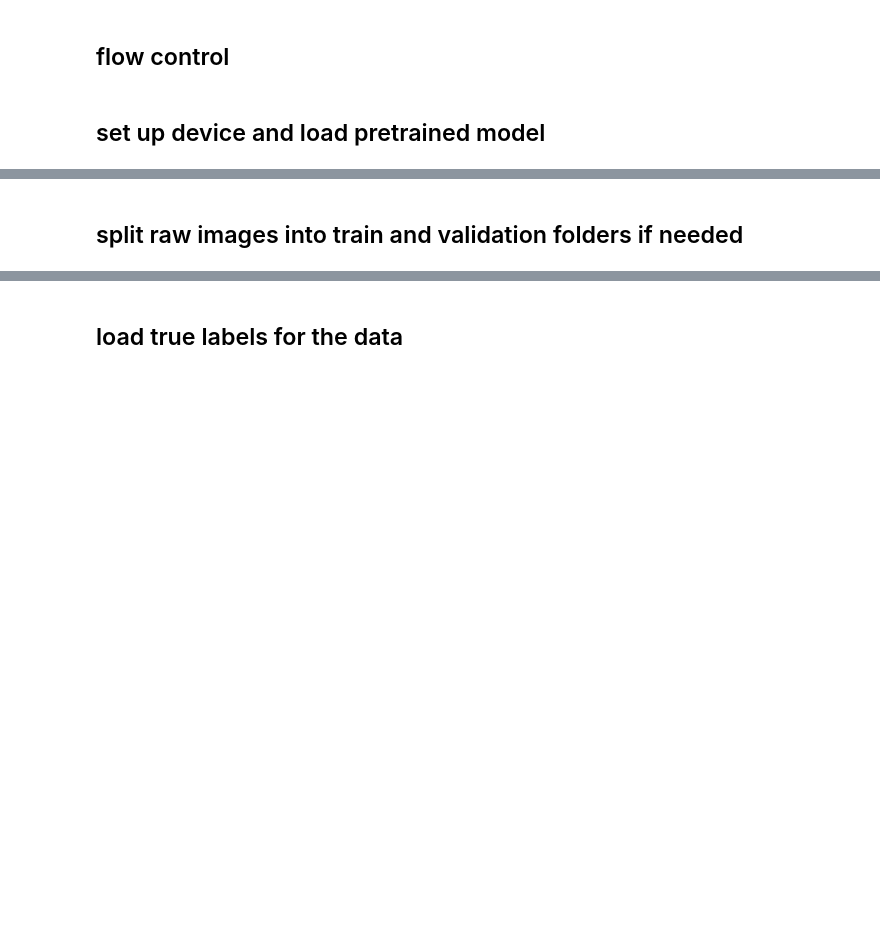
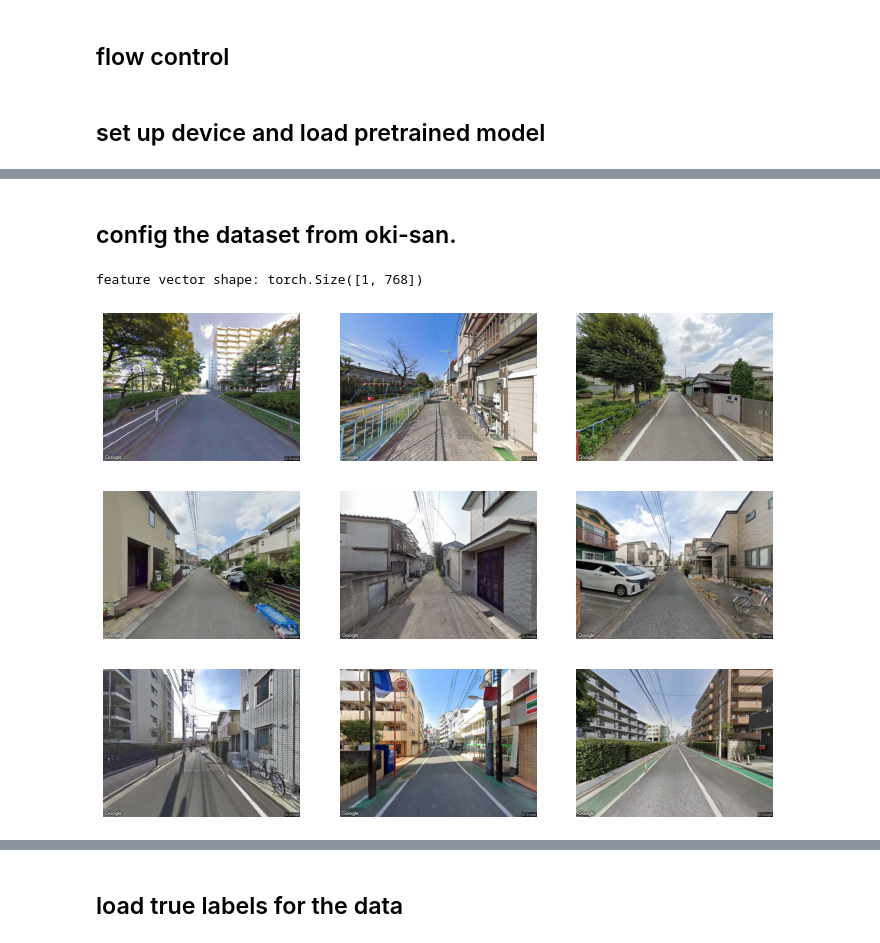
Before and after one commit to LimboWK/vit_pretrained_pytorch, a Jupyter notebook: analysis/vit_example.ipynb, the cells around one changed output, grey strips where cells are left out. Saved outputs shown, nothing was run; the diff lists cells and outputs as text; code cells hidden in the pictures; blank space fills up the shorter version.

```diff
--- a/analysis/vit_example.ipynb
+++ b/analysis/vit_example.ipynb
@@ -49,2 +40,0 @@ Estimated Total Size (MB): 1359.75
-# %% [markdown]
-## split raw images into train and validation folders if needed
@@ -69,0 +41,50 @@ train_files, val_files = prepare_train_val("/mnt/data/projects/wankun01/playgrou
+# %% [markdown]
+## config the dataset from oki-san.
+# %%
+# the classes in oki data could be: one-house area, centralized housing(masion etc), public(greenery) area
+# first we try 3-way, 3-shot, meaning that we have three images for above classes.
+nways = 3
+nshots = 3
+data_root = "/mnt/data/projects/wankun01/playground/cv/ViT-PyTorch/imgs"
+public_set = ["zLW_BVRbb_Vi7qiI1bqvsw.jpg", "_dtiPwWJp7hGyjVzRvn-fQ.jpg", "0eiRArv0qPHxXulFxPCvcg.jpg"]
+one_set = ["_V3fRyr4aQWC0cboxU00nQ.jpg", "1HDDK4WHB3ZSHFfI1eyxqg.jpg", "6e9BZHBr7hHw6ukme2Tsfg.jpg"]
+center_set = ["1UbKSUbcZ1WWtXqTBktP9w.jpg", "2imsDO2BncseuhMbCYe6Ag.jpg", "2ZzmVyV9HsqIDgfa5lS1eA.jpg"]
+ground_truth = {0:"public", 1:"one housing", 2:"centerized housing"}
+# %%
+# now we use the pretrained model to extract the feature vectors of these imgs
+model.eval() # set model to evaluate mode --> stop tracking gradients
+representations = []
+showsize = 128, 128
+for dataset in [public_set, one_set, center_set]:
+    # for each type of the data, calculate the features mean first
+    feature_vector = torch.tensor([0]*768, dtype=torch.float).to(device) # 768 dim
+    fig = plt.figure(figsize=(12, 12))
+    for i, shot in enumerate(dataset):
+        img_path = os.path.join(data_root, shot)
+        img = Image.open(img_path)
+        a=fig.add_subplot(1,nshots,i+1)
+        plt.imshow(img)
+        plt.axis('off')
+        # Preprocess image
+        tsfm = transforms.Compose([transforms.Resize(model.image_size),
+                                   transforms.ToTensor(),
+                                   transforms.Normalize([0.5, 0.5, 0.5], [0.5, 0.5, 0.5]),
+                                  ])
+        img = tsfm(img).unsqueeze(0)
+        with torch.no_grad():
+            outputs = model(img.to(device), logits=True).squeeze(0)
+        # print(outputs.shape)
+        feature_vector += outputs
+    # print(feature_vector[0])
+    feature_mean = 1/3 * feature_vector
+    feature_mean_norm = F.normalize(feature_mean, dim=0)
+    representations.append(feature_mean_norm.unsqueeze(0))
+
+    # print(feature_mean_norm.shape)
+    # print(feature_vector[0], feature_mean[0], feature_mean_norm[0])
+print("feature vector shape:", representations[0].shape)
+# %% [output]
+feature vector shape: torch.Size([1, 768])
+[figure, added]
+[figure, added]
+[figure, added]
```
Also changed, not shown: parts of 14 cells of this notebook, 2 other files.
